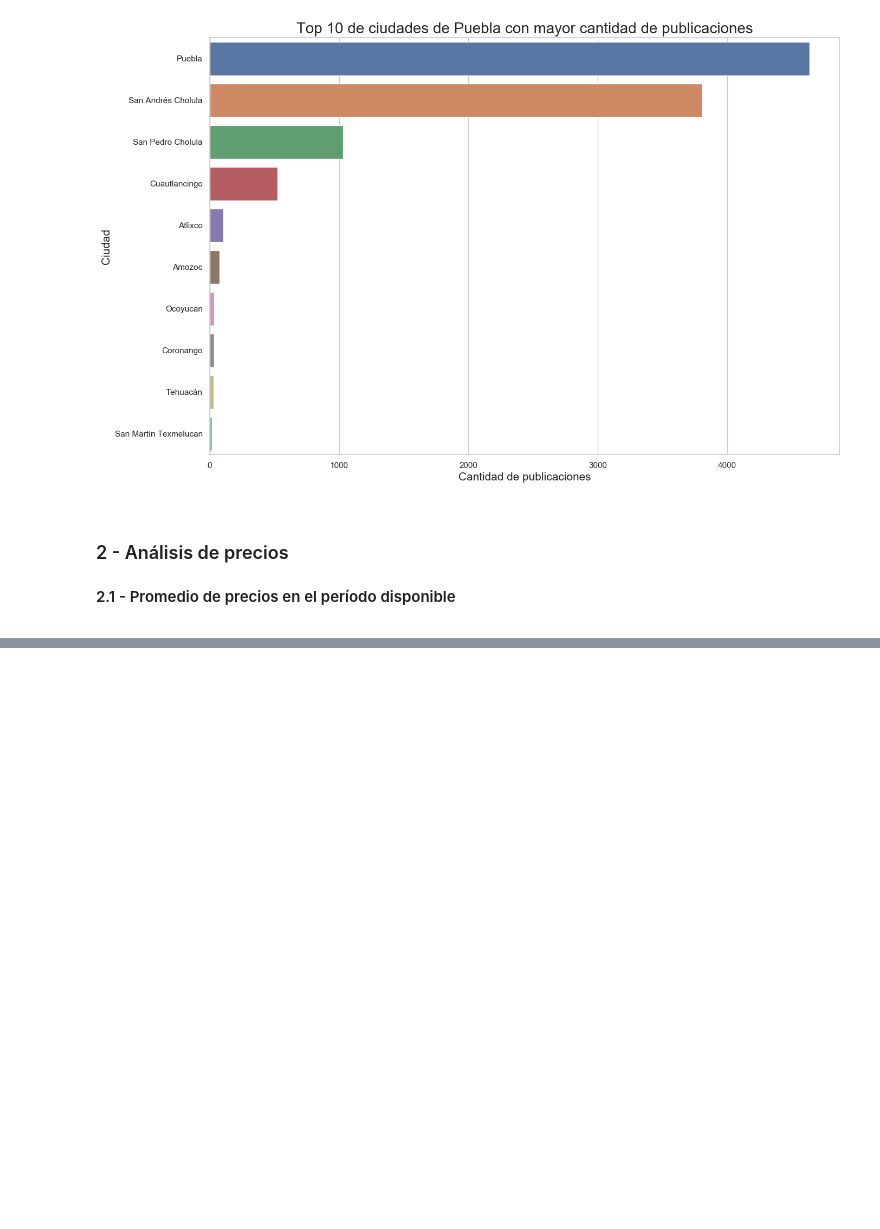
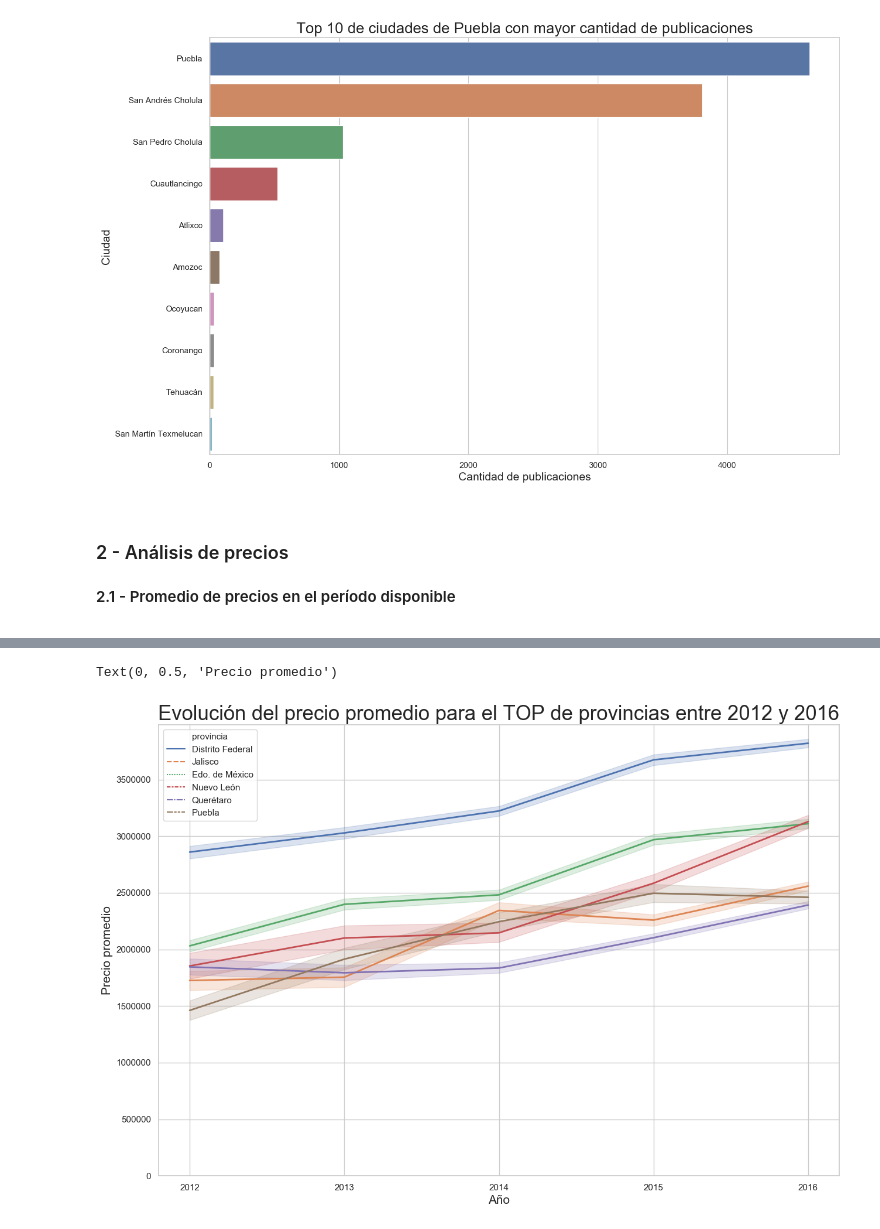
Before and after one commit to patopizzini/Organizacion_Datos_2C2019, a Jupyter notebook: TP1/TP1 JM.ipynb, the cells around one changed output, grey strips where cells are left out. Saved outputs shown, nothing was run; the diff lists cells and outputs as text; code cells hidden in the pictures; blank space fills up the shorter version.

```diff
--- a/TP1/TP1 JM.ipynb
+++ b/TP1/TP1 JM.ipynb
@@ -270,0 +305,22 @@ Text(0, 0.5, 'Precio promedio')
+# %%
+#Construimos un dataframe auxiliar con las columnas que necesitamos para hacer el análisis
+precio_promedio_provincia_anio = tp1_data[['anio_string','provincia','precio']]
+
+#Graficamos la evolución del precio promedio para distinto tipos de propiedades, en el período 2012-2016
+#Para los anteriores, graficamos por separado la evolucion de los precios
+#Distrito Federal
+#Edo. de México
+#Jalisco
+#Querétaro
+#Nuevo León
+#Puebla
+
+precio_promedio_provincia_anio = precio_promedio_provincia_anio.loc[(precio_promedio_provincia_anio["provincia"] == 'Distrito Federal') |
+                                                                    (precio_promedio_provincia_anio["provincia"] == 'Edo. de México') |
+                                                                    (precio_promedio_provincia_anio["provincia"] == 'Jalisco') |
+                                                                    (precio_promedio_provincia_anio["provincia"] == 'Querétaro') |
+                                                                    (precio_promedio_provincia_anio["provincia"] == 'Nuevo León') |
+                                                                    (precio_promedio_provincia_anio["provincia"] == 'Puebla')
+                                                                    ,:]
+#Mostramos el dataframe
+precio_promedio_provincia_anio.head(10)
@@ -270,0 +339,14 @@ Text(0, 0.5, 'Precio promedio')
+# %%
+#Graficamos la evolución del precio promedio por provincia en el período 2012-2016
+sns.lineplot(x="anio_string", y="precio", hue="provincia", style="provincia", data=precio_promedio_provincia_anio)
+ax = plt.gca()
+ax.set_ylim(ymin=0)
+for i in range(6):
+    ax.lines[i].set_linestyle("-")
+    ax.lines[i].set_linewidth(2)
+ax.set_title("Evolución del precio promedio para el TOP de provincias entre 2012 y 2016", fontsize=25)
+ax.set_xlabel("Año",fontsize=15)
+ax.set_ylabel("Precio promedio", fontsize=15)
+# %% [output]
+Text(0, 0.5, 'Precio promedio')
+[figure, added]
```
Also changed, not shown: parts of 10 cells of this notebook.
